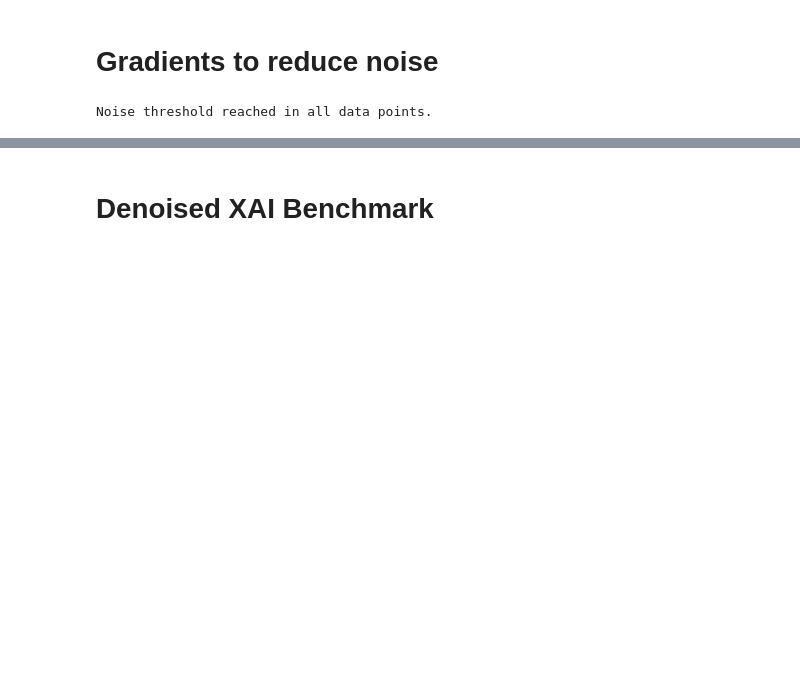
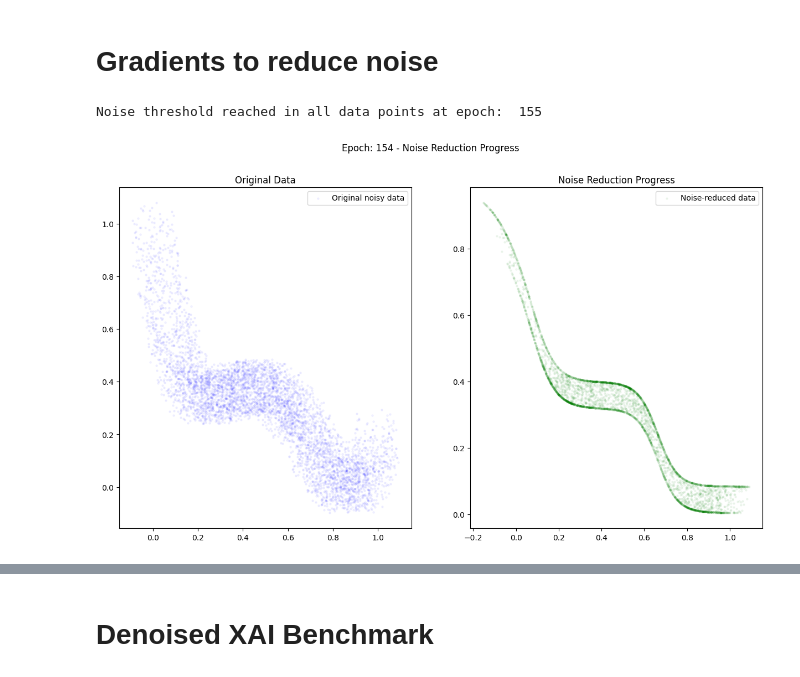
Before and after one commit to ari-dasci/S-DenoGrad, a Jupyter notebook: src/notebooks/polinomial_2D/polinomial_Gradient.ipynb, the cells around one changed output, grey strips where cells are left out. Saved outputs shown, nothing was run; the diff lists cells and outputs as text; code cells hidden in the pictures; blank space fills up the shorter version.

```diff
--- a/src/notebooks/polinomial_2D/polinomial_Gradient.ipynb
+++ b/src/notebooks/polinomial_2D/polinomial_Gradient.ipynb
@@ -305,10 +396,11 @@ dlnr.fit(df_noisy['X'].values.reshape(-1, 1), df_noisy['y'].values.reshape(-1, 1
 # %%
 df_no_noise['X'], df_no_noise['y'], x_grad, y_grad = dlnr.transform(
     nrr=0.05,
-    nr_threshold=0.02,
+    nr_threshold=0.04,
     max_epochs=200,
-    plot_progress=False,
+    plot_progress=True,
     path_to_save_imgs=None
 )
 # %% [output]
-Noise threshold reached in all data points.
+Noise threshold reached in all data points at epoch:  155
+[figure, added]
```
Also changed, not shown: parts of 23 cells of this notebook, 14 other files.
